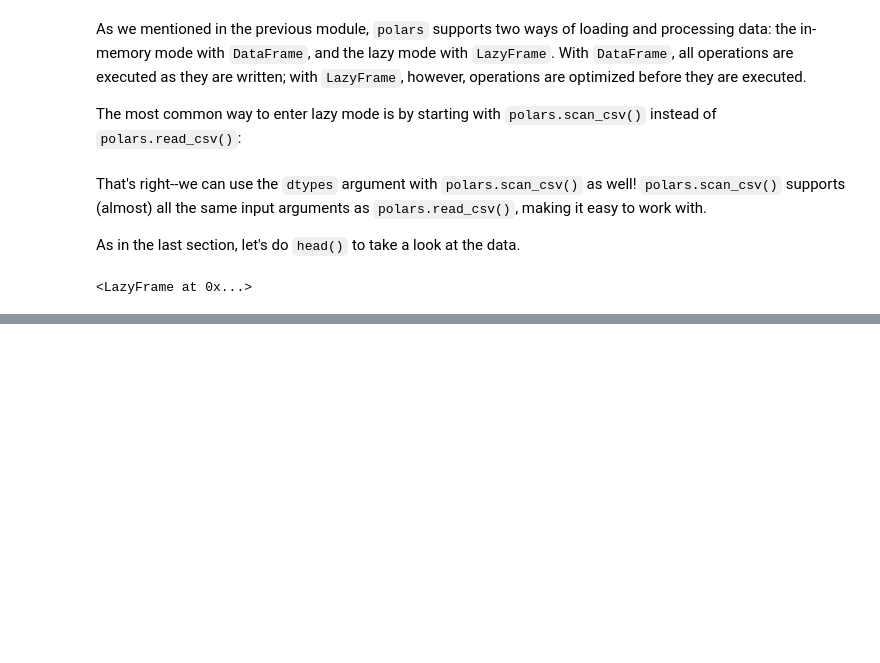
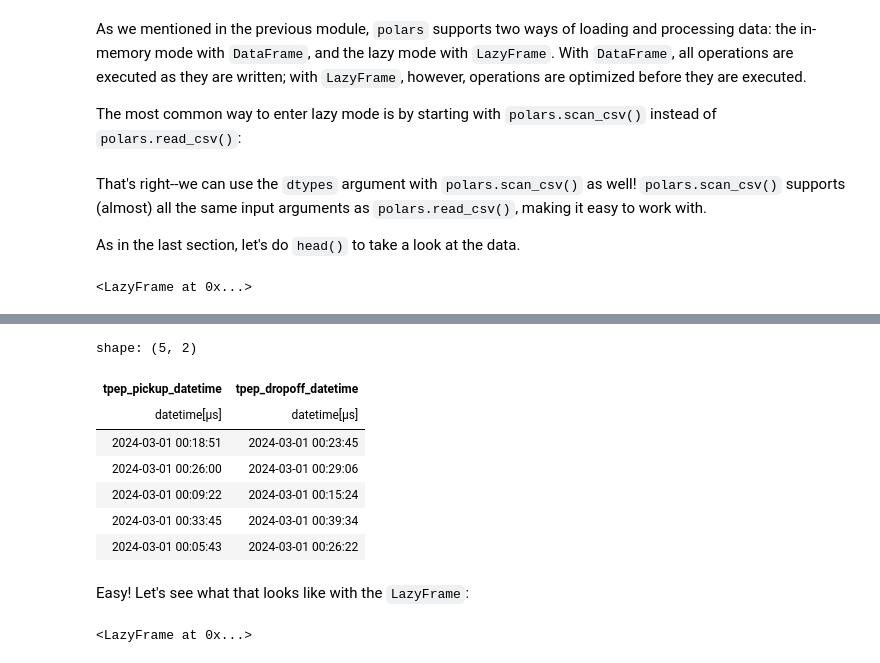
Before and after one commit to kalona/polars-for-data-science-oreilly-course, a Jupyter notebook: notebooks/02_Getting_Started.ipynb, the cells around one changed output, grey strips where cells are left out. Drawn from its saved outputs; the diff is of its cells as text; code cells hidden in the pictures; blank space fills up the shorter version.

```diff
--- a/notebooks/02_Getting_Started.ipynb
+++ b/notebooks/02_Getting_Started.ipynb
@@ -119,0 +157,25 @@ In this case,
+# %%
+(
+    df
+    .select(["tpep_pickup_datetime", "tpep_dropoff_datetime"])
+    .head()
+)
+# %% [output]
+shape: (5, 2)
+| tpep_pickup_datetime | tpep_dropoff_datetime |
+| datetime[μs] | datetime[μs] |
+| 2024-03-01 00:18:51 | 2024-03-01 00:23:45 |
+| 2024-03-01 00:26:00 | 2024-03-01 00:29:06 |
+| 2024-03-01 00:09:22 | 2024-03-01 00:15:24 |
+| 2024-03-01 00:33:45 | 2024-03-01 00:39:34 |
+| 2024-03-01 00:05:43 | 2024-03-01 00:26:22 |
+# %% [markdown]
+Easy! Let's see what that looks like with the `LazyFrame`:
+# %%
+(
+    lf
+    .select(["tpep_pickup_datetime", "tpep_dropoff_datetime"])
+    .head()
+)
+# %% [output]
+<LazyFrame at 0x...>
```
Also changed, not shown: parts of 30 cells of this notebook, 1 other file.
